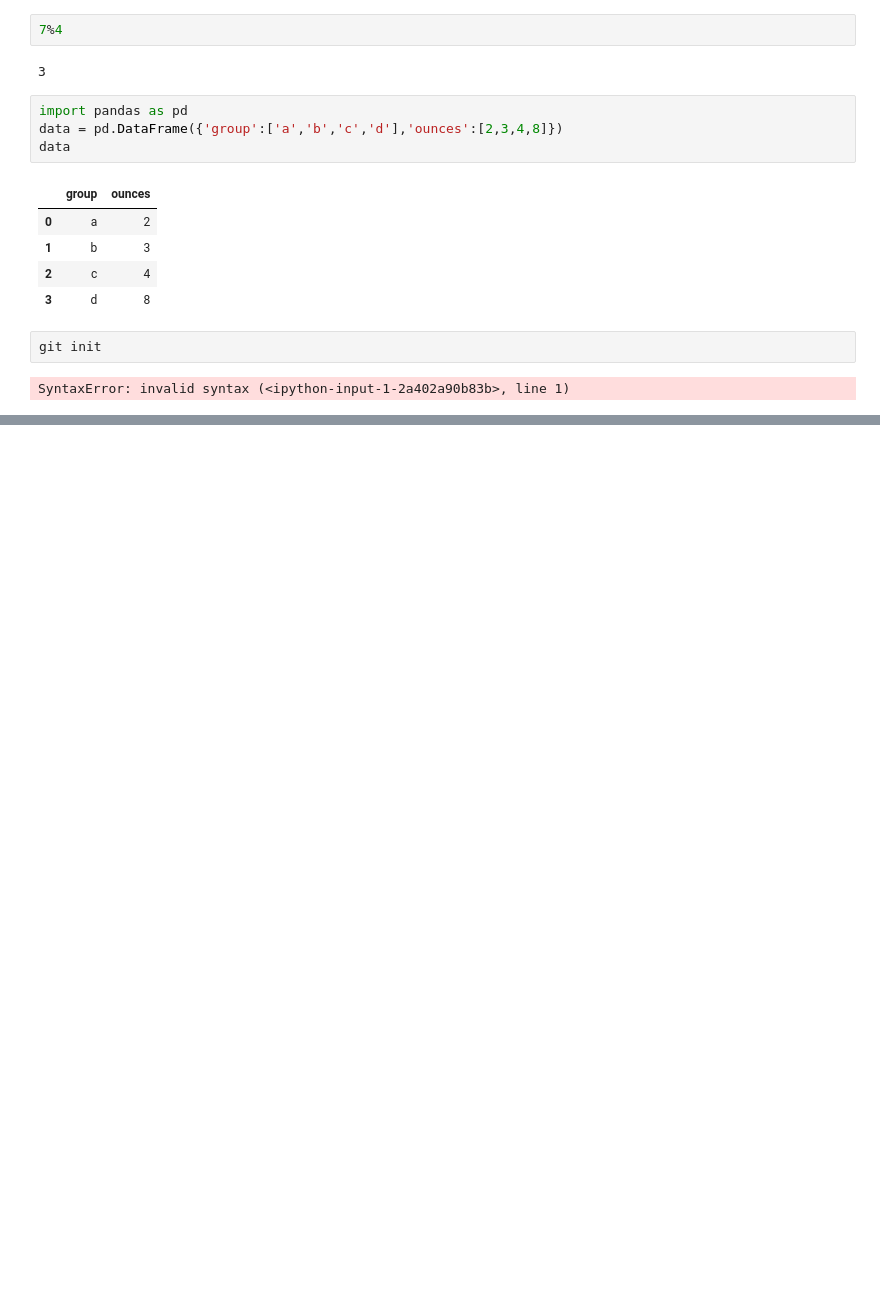
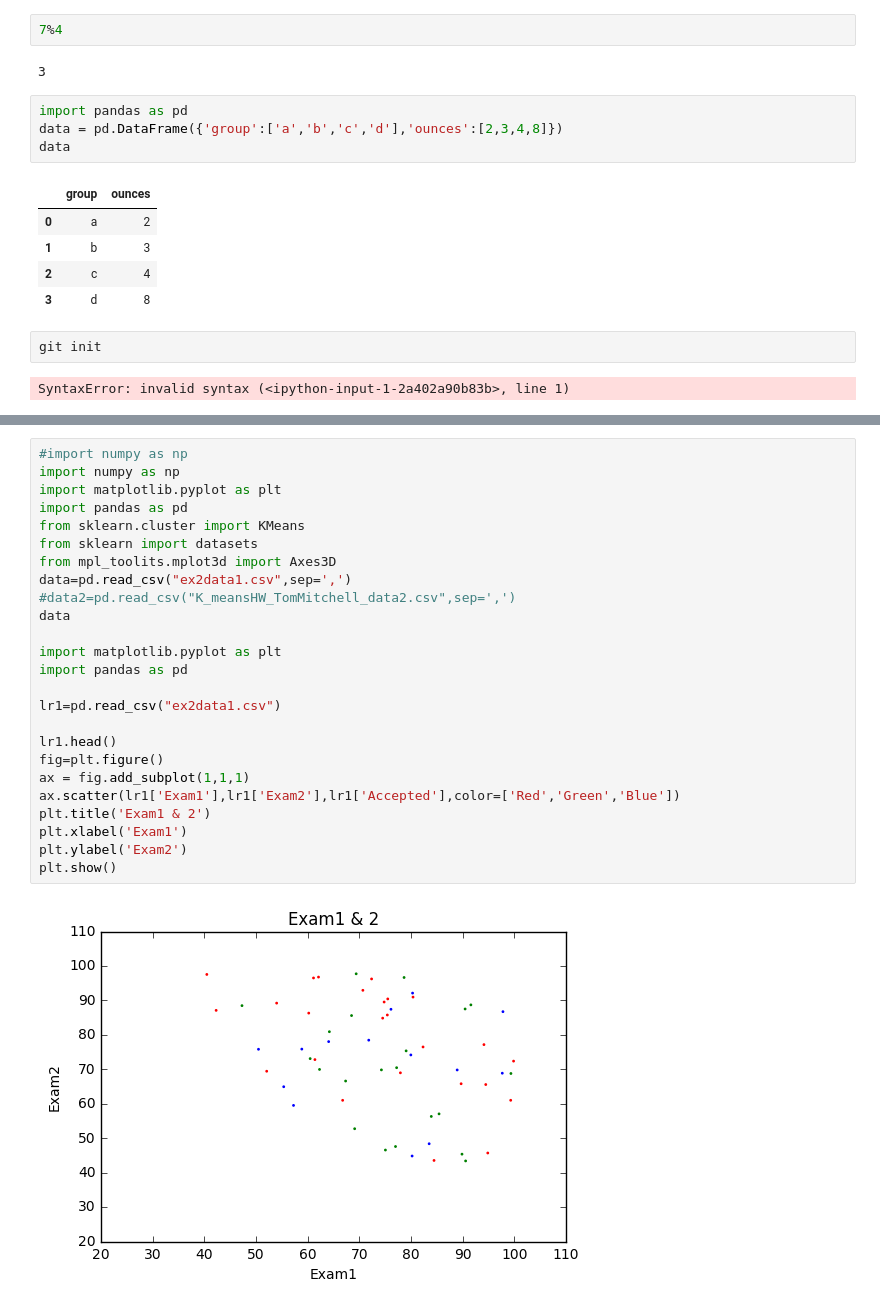
Before and after one commit to SnehaNPatil/DataScience1, a Jupyter notebook: Untitled.ipynb, the cells around one changed output, grey strips where cells are left out. Cells and saved outputs as stored; diff of their text form; blank space fills up the shorter version.

```diff
--- a/Untitled.ipynb
+++ b/Untitled.ipynb
@@ -28,0 +529,27 @@ SyntaxError: invalid syntax (<ipython-input-1-2a402a90b83b>, line 1)
+# %%
+#import numpy as np
+import numpy as np
+import matplotlib.pyplot as plt
+import pandas as pd
+from sklearn.cluster import KMeans
+from sklearn import datasets
+from mpl_toolits.mplot3d import Axes3D
+data=pd.read_csv("ex2data1.csv",sep=',')
+#data2=pd.read_csv("K_meansHW_TomMitchell_data2.csv",sep=',')
+data
+
+import matplotlib.pyplot as plt
+import pandas as pd
+
+lr1=pd.read_csv("ex2data1.csv")
+
+lr1.head()
+fig=plt.figure()
+ax = fig.add_subplot(1,1,1)
+ax.scatter(lr1['Exam1'],lr1['Exam2'],lr1['Accepted'],color=['Red','Green','Blue'])
+plt.title('Exam1 & 2')
+plt.xlabel('Exam1')
+plt.ylabel('Exam2')
+plt.show()
+# %% [output]
+[figure, added]
```
Also changed, not shown: parts of 39 cells of this notebook.
